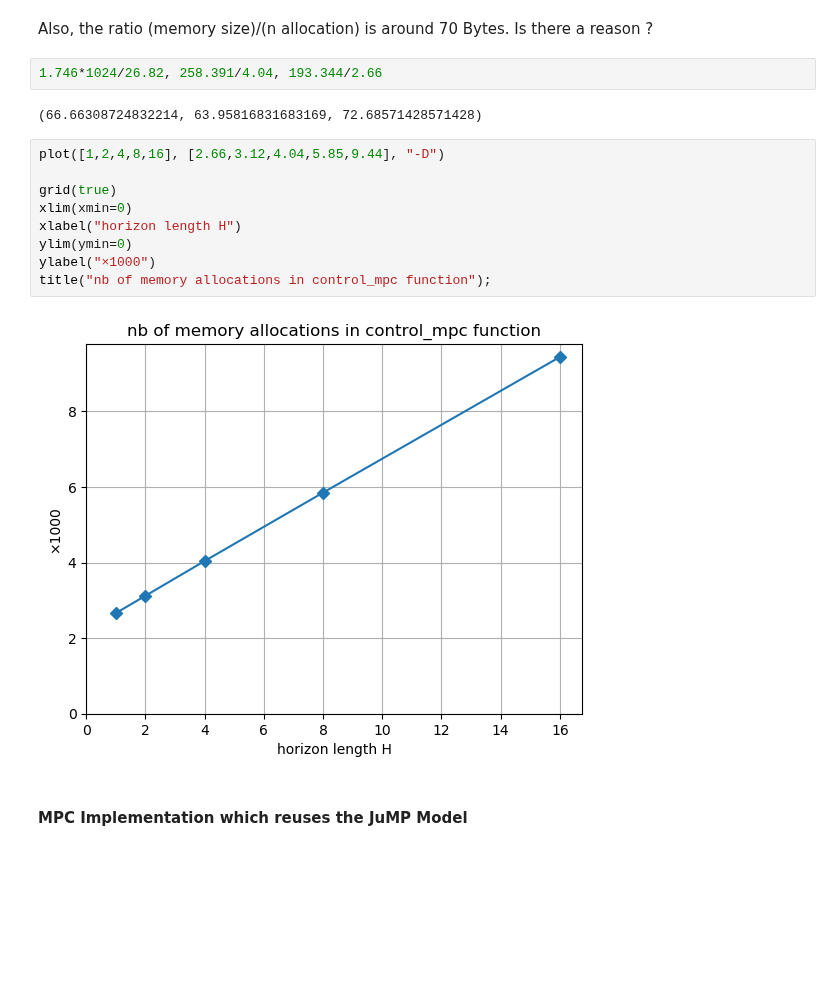
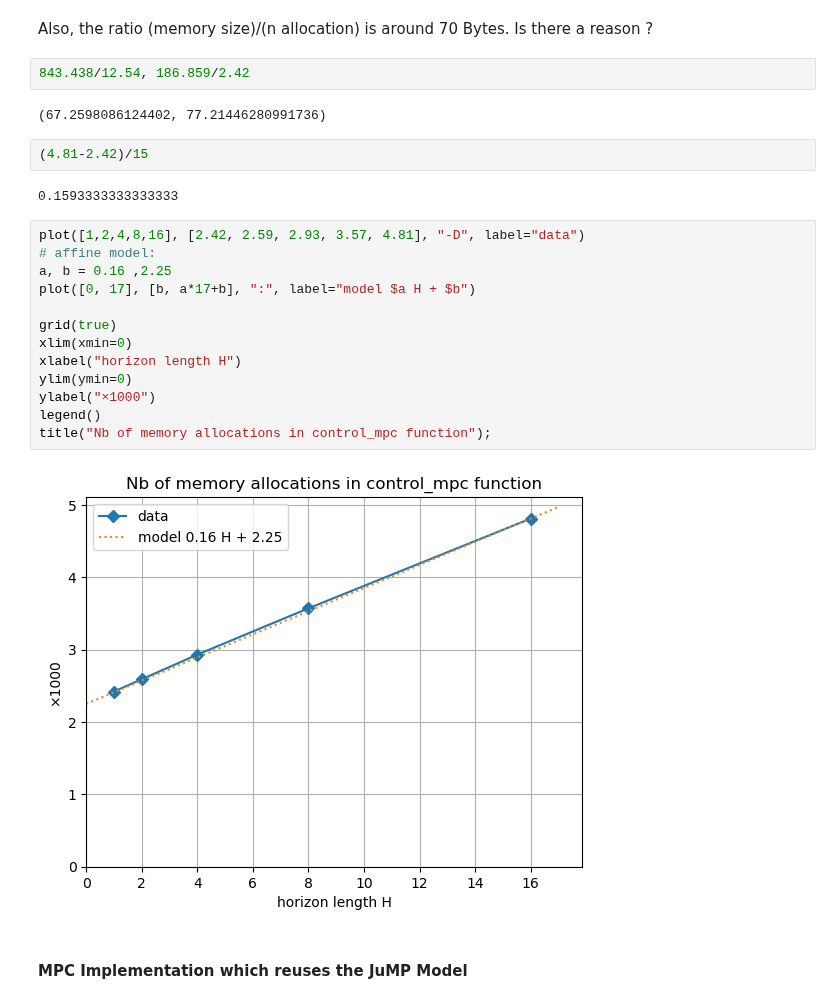
Before and after one commit to pierre-haessig/solarhome-control-bench, a Jupyter notebook: methods/julia_jump_mpc/julia_mpc.ipynb, the cells around one changed output. Cells and saved outputs as stored; diff of their text form; blank space fills up the shorter version.

```diff
--- a/methods/julia_jump_mpc/julia_mpc.ipynb
+++ b/methods/julia_jump_mpc/julia_mpc.ipynb
@@ -393,20 +396,28 @@ forecast = make_daily_mean_forecast(16);
 # %% [markdown]
 Also, the ratio (memory size)/(n allocation) is around 70 Bytes. Is there a reason ?
-# %%
-1.746*1024/26.82, 258.391/4.04, 193.344/2.66
-# %% [output]
-(66.66308724832214, 63.95816831683169, 72.68571428571428)
+# %%
+843.438/12.54, 186.859/2.42
+# %% [output]
+(67.2598086124402, 77.21446280991736)
+# %%
+(4.81-2.42)/15
+# %% [output]
+0.1593333333333333
 # %%
-plot([1,2,4,8,16], [2.66,3.12,4.04,5.85,9.44], "-D")
+plot([1,2,4,8,16], [2.42, 2.59, 2.93, 3.57, 4.81], "-D", label="data")
+# affine model:
+a, b = 0.16 ,2.25
+plot([0, 17], [b, a*17+b], ":", label="model $a H + $b")
 
 grid(true)
 xlim(xmin=0)
 xlabel("horizon length H")
 ylim(ymin=0)
 ylabel("×1000")
-title("nb of memory allocations in control_mpc function");
+legend()
+title("Nb of memory allocations in control_mpc function");
 # %% [output]
-[figure, old version]
+[figure, new version]
 # %% [markdown]
 #### MPC Implementation which reuses the JuMP Model
 # %% [markdown]
```
Also changed, not shown: parts of 41 cells of this notebook, 2 other files.
